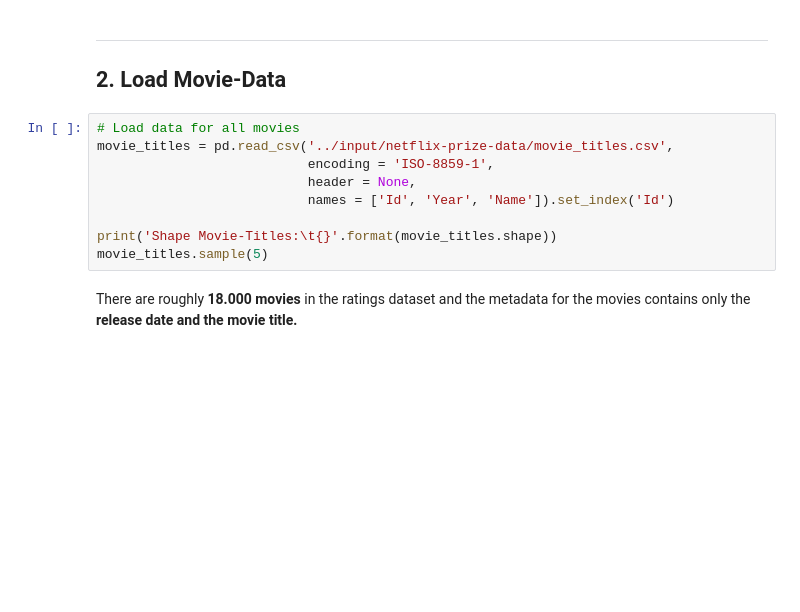
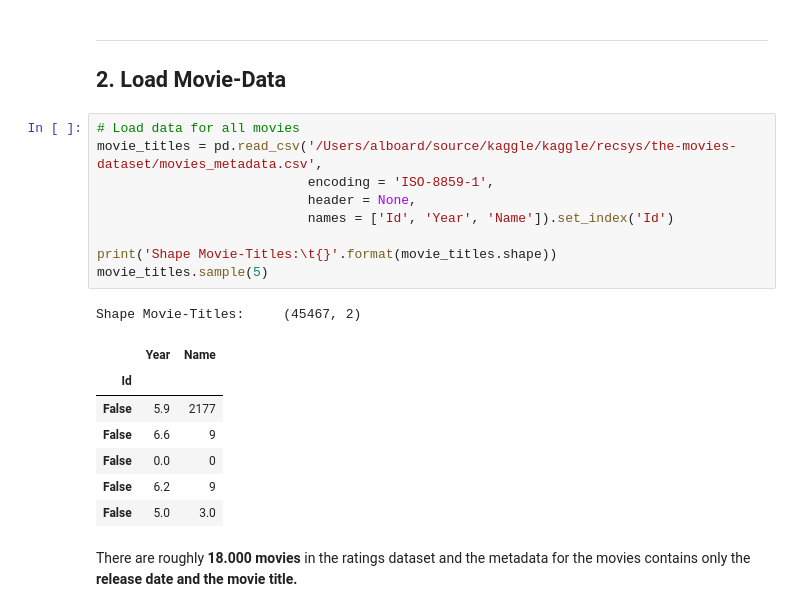
Before and after one commit to alboard/kaggle, a Jupyter notebook: recsys/how-to-recommend-anything-deep-recommender.ipynb, the cells around one changed output. Drawn from its saved outputs; the diff is of its cells as text; blank space fills up the shorter version.

```diff
--- a/recsys/how-to-recommend-anything-deep-recommender.ipynb
+++ b/recsys/how-to-recommend-anything-deep-recommender.ipynb
@@ -78,13 +123,22 @@ from scipy.sparse import vstack
 ## <a id=2>2. Load Movie-Data</a>
 # %%
 # Load data for all movies
-movie_titles = pd.read_csv('../input/netflix-prize-data/movie_titles.csv',
+movie_titles = pd.read_csv('/Users/alboard/source/kaggle/kaggle/recsys/the-movies-dataset/movies_metadata.csv',
                            encoding = 'ISO-8859-1',
                            header = None,
                            names = ['Id', 'Year', 'Name']).set_index('Id')
 
 print('Shape Movie-Titles:\t{}'.format(movie_titles.shape))
 movie_titles.sample(5)
+# %% [output]
+Shape Movie-Titles:     (45467, 2)
+|  | Year | Name |
+| Id |  |  |
+| False | 5.9 | 2177 |
+| False | 6.6 | 9 |
+| False | 0.0 | 0 |
+| False | 6.2 | 9 |
+| False | 5.0 | 3.0 |
 # %% [markdown]
 There are roughly **18.000 movies** in the ratings dataset and the metadata for the movies contains only the **release date and the movie title.**
 # %%
```
Also changed, not shown: parts of 7 cells of this notebook, 1 other file.
